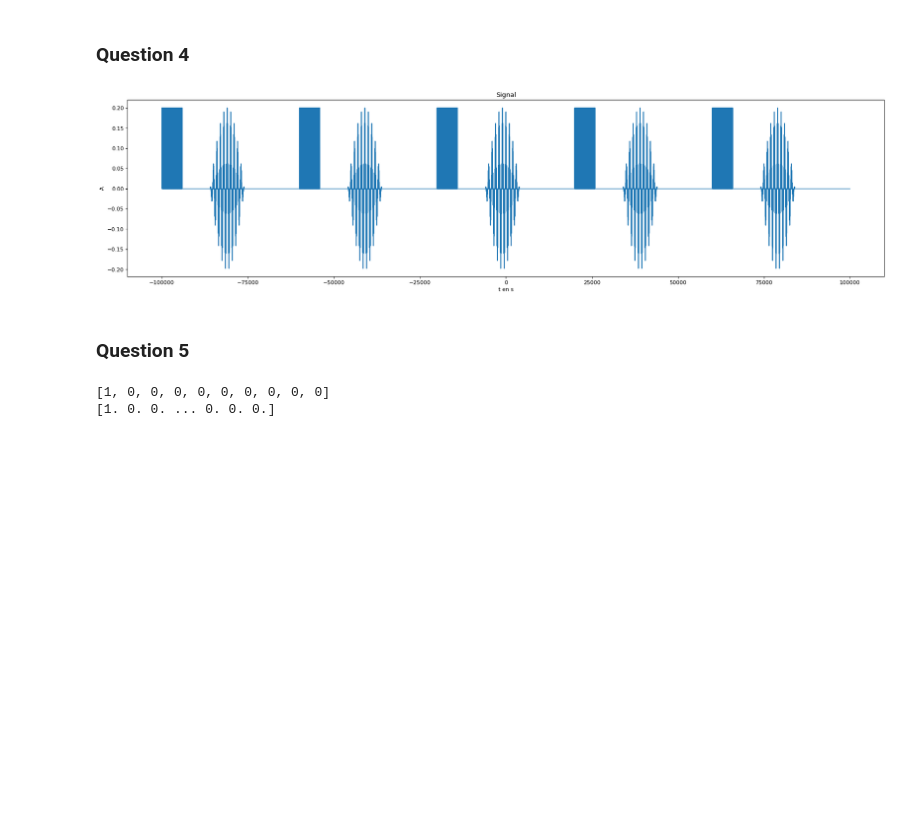
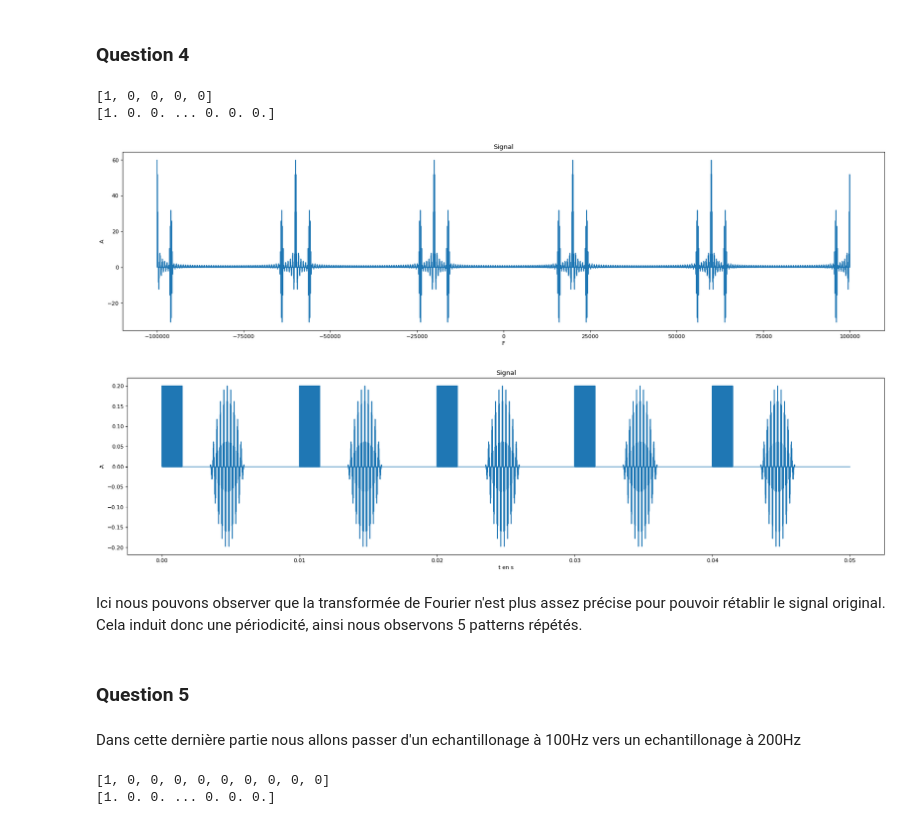
Before and after one commit to PierreFontaine/TNS, a Jupyter notebook: Copie_de_tds_1.ipynb, the cells around one changed output. Drawn from its saved outputs; the diff is of its cells as text; code cells hidden in the pictures; blank space fills up the shorter version.

```diff
--- a/Copie_de_tds_1.ipynb
+++ b/Copie_de_tds_1.ipynb
@@ -435,16 +461,37 @@ Dans la figure tracée si dessus, nous remarquons bien que le shéma se répète
 # %% [markdown]
 ### Question 4
 # %%
+dirac = [1] + [0] * 4
+print(dirac)
+delta_t1 = np.kron(np.ones(10000//5), dirac)
+print(delta_t1)
+
+delta_d0 = fft(x * delta_t0) * delta_t1
+
 plt.figure(num=None, figsize=(25, 6), dpi=80, facecolor='w', edgecolor='k')
-plt.plot(f, ifft(fft(delta_d0)*delta_t0))
+plt.plot(f, delta_d0)
+plt.title("Signal")
+plt.xlabel("F")
+plt.ylabel(" A ")
+plt.show()
+
+plt.figure(num=None, figsize=(25, 6), dpi=80, facecolor='w', edgecolor='k')
+plt.plot(t, ifft(delta_d0))
 plt.title("Signal")
 plt.xlabel("t en s")
 plt.ylabel(" A ")
 plt.show()
 # %% [output]
+[1, 0, 0, 0, 0]
+[1. 0. 0. ... 0. 0. 0.]
-[figure, old version]
+[figure, new version]
+[figure, added]
+# %% [markdown]
+Ici nous pouvons observer que la transformée de Fourier n'est plus assez précise pour pouvoir rétablir le signal original. Cela induit donc une périodicité, ainsi nous observons 5 patterns répétés.
 # %% [markdown]
 ### Question 5
+# %% [markdown]
+Dans cette dernière partie nous allons passer d'un echantillonage à 100Hz vers un echantillonage à 200Hz
 # %%
 dirac = [1] + [0] * 9
 print(dirac)
```
Also changed, not shown: parts of 33 cells of this notebook.
